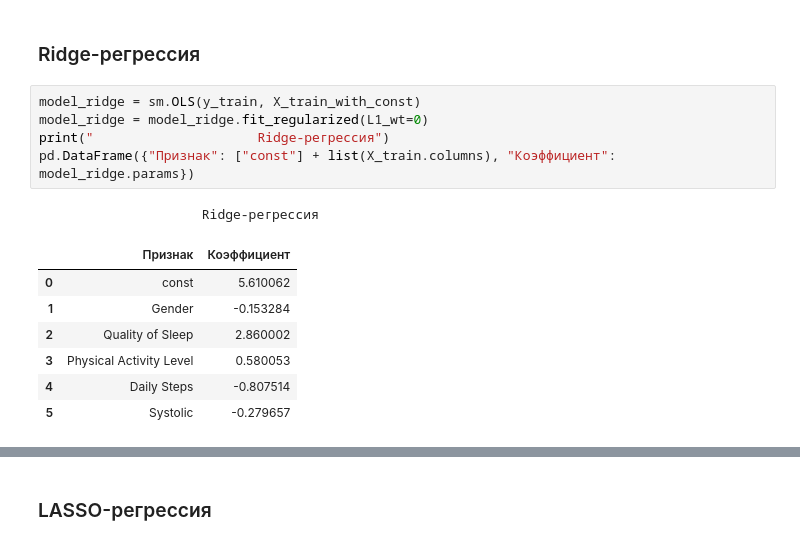
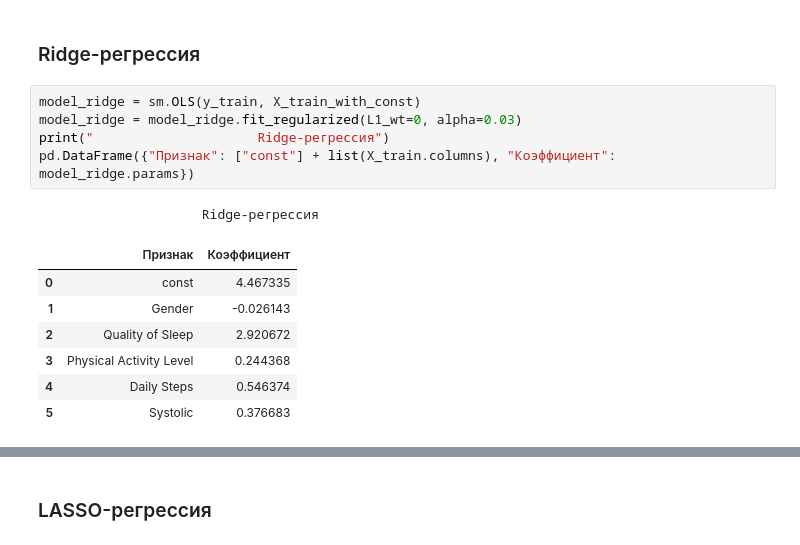
Before and after one commit to temich91/ml-uust, a Jupyter notebook: lab2/multiple_regression.ipynb, the cells around one changed output, grey strips where cells are left out. Cells and saved outputs as stored; diff of their text form.

```diff
--- a/lab2/multiple_regression.ipynb
+++ b/lab2/multiple_regression.ipynb
@@ -534,18 +562,18 @@ Text(0.5, 1.0, 'Результаты прогноза по тестовой вы
 ### Ridge-регрессия
 # %%
 model_ridge = sm.OLS(y_train, X_train_with_const)
-model_ridge = model_ridge.fit_regularized(L1_wt=0)
+model_ridge = model_ridge.fit_regularized(L1_wt=0, alpha=0.03)
 print("                     Ridge-регрессия")
 pd.DataFrame({"Признак": ["const"] + list(X_train.columns), "Коэффициент": model_ridge.params})
 # %% [output]
                      Ridge-регрессия
 |  | Признак | Коэффициент |
-| 0 | const | 5.610062 |
-| 1 | Gender | -0.153284 |
-| 2 | Quality of Sleep | 2.860002 |
-| 3 | Physical Activity Level | 0.580053 |
-| 4 | Daily Steps | -0.807514 |
-| 5 | Systolic | -0.279657 |
+| 0 | const | 4.467335 |
+| 1 | Gender | -0.026143 |
+| 2 | Quality of Sleep | 2.920672 |
+| 3 | Physical Activity Level | 0.244368 |
+| 4 | Daily Steps | 0.546374 |
+| 5 | Systolic | 0.376683 |
 # %% [markdown]
 Уравнение идентично полученному ранее уравнению без L2-регуляризации
 
```
Also changed, not shown: parts of 35 cells of this notebook.
